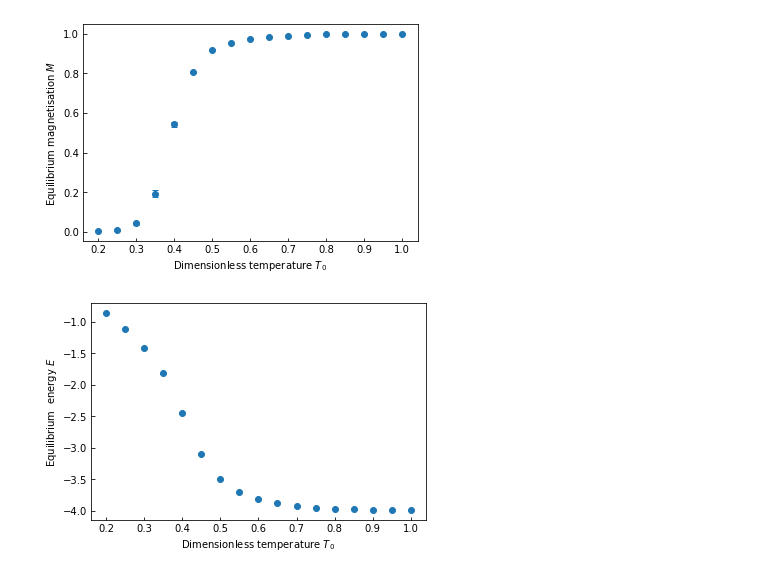
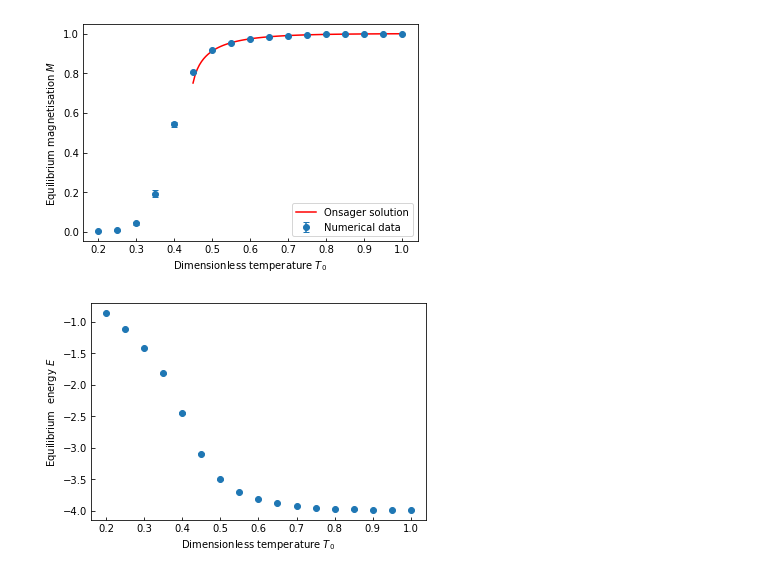
Before and after one commit to thomasbourke1/ising-model, a Jupyter notebook: task1.ipynb, the cells around one changed output. Cells and saved outputs as stored; diff of their text form; code cells hidden in the pictures.

```diff
--- a/task1.ipynb
+++ b/task1.ipynb
@@ -115,21 +137,44 @@ def plotter(depVar, col, sweepRange, plot=False):
     return betas, eqns, eqns_err
+# %%
+# task 3:
+
+# function calculates magnetisation using (16)
+def theory_mag(beta):
+
+    if beta < 0.45:
+        print(f"Theory is not valid for this beta = {beta}")
+        return
+
+    m = ( 1 - 1/(np.sinh(2.27 * beta * np.log(1 + np.sqrt(2) ) )**4 ) )**(1/8)
+
+    return m
+
+x_data = np.linspace(0.45, 1, 100)
+m_data = []
+
+for i in range(len(x_data)):
+    m_data.append(theory_mag(x_data[i]))
 # %%
 # task 2: calculate the equilibrium averages
 
 # magnetisation:
 betas = plotter("Magnetisation", 2, 50)[0]
 eqM = plotter("Magnetisation", 2, 50)[1]
 eqM_err = plotter("Magnetisation", 2, 50)[2]
 
-plt.errorbar(betas, eqM, yerr=eqM_err, fmt='o', capsize=3)
+plt.errorbar(betas, eqM, yerr=eqM_err, fmt='o', capsize=3, label="Numerical data")
+
+plt.plot(x_data, m_data, linestyle="-", label="Onsager solution", color="r")
+
+plt.legend()
 
 # Set tick parameters inwards
 plt.tick_params(axis='both', direction='in')
 plt.xlabel('Dimensionless temperature $T_0$')
 # plt.xlim(0, sweepRange)
 
 plt.ylabel("Equilibrium magnetisation $M$")
 plt.savefig("figures/task2_magnetisation.png")
 # %% [output]
-[figure, old version]
+[figure, new version]
 # %%
```
Also changed, not shown: parts of 4 cells of this notebook, 2 other files.
